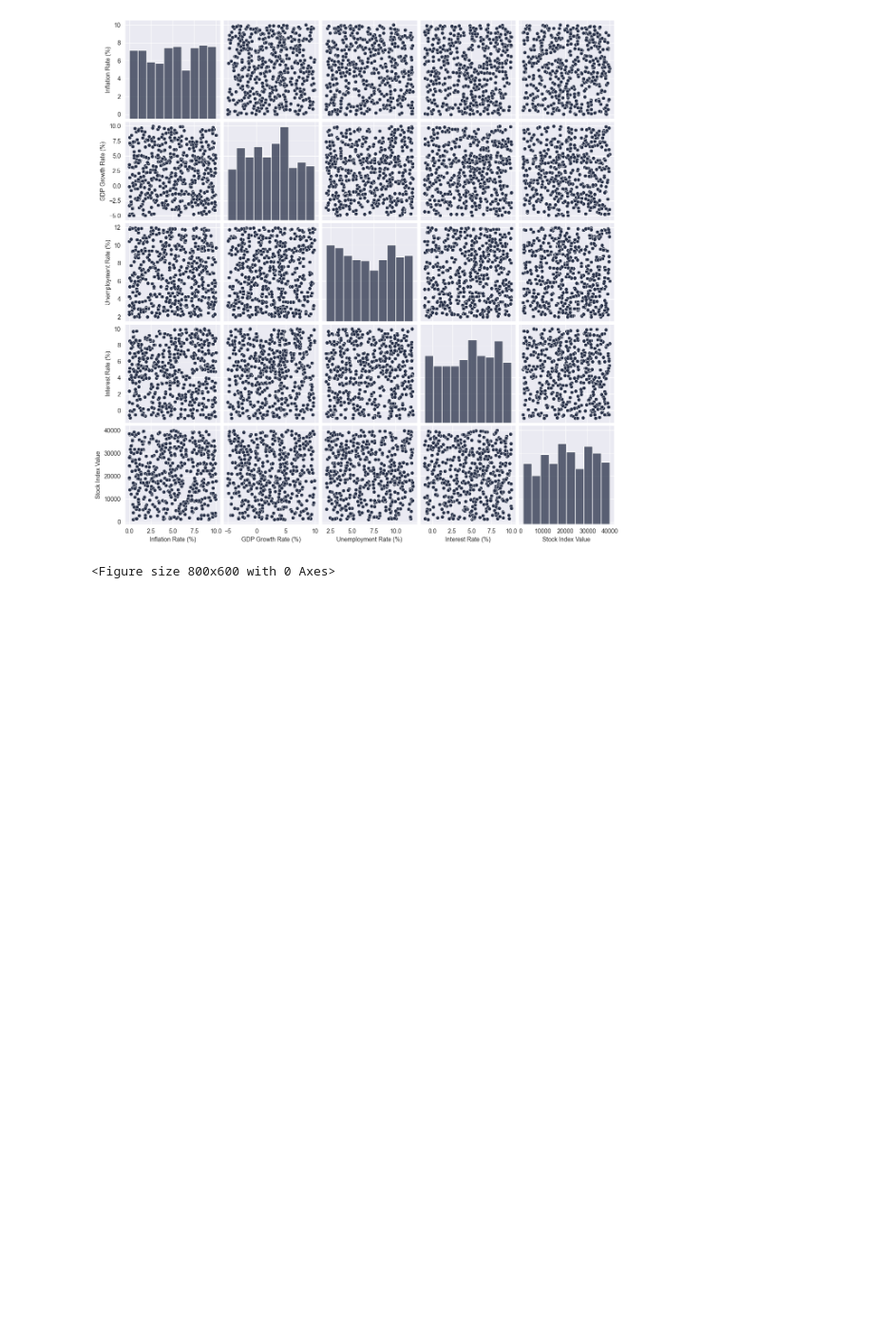
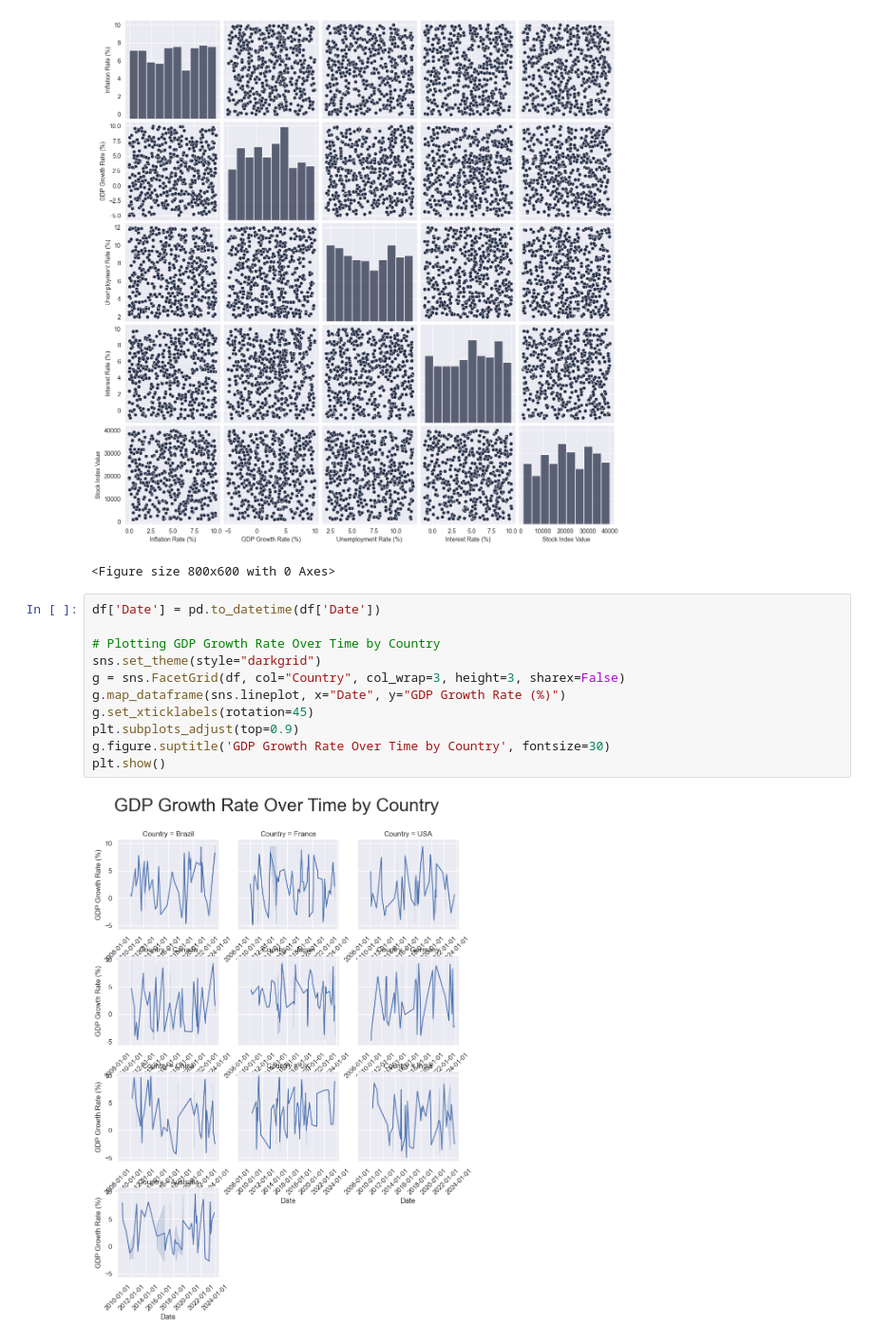
Before and after one commit to muhammederbay10/clustering-countries-economic-indicators, a Jupyter notebook: Countries.ipynb, the cells around one changed output. Shown at 95% size. Cells and saved outputs as stored; diff of their text form; blank space fills up the shorter version.

```diff
--- a/Countries.ipynb
+++ b/Countries.ipynb
@@ -210,3 +210,16 @@ plt.show()
 # %% [output]
 [figure]
 <Figure size 800x600 with 0 Axes>
+# %%
+df['Date'] = pd.to_datetime(df['Date'])
+
+# Plotting GDP Growth Rate Over Time by Country
+sns.set_theme(style="darkgrid")
+g = sns.FacetGrid(df, col="Country", col_wrap=3, height=3, sharex=False)
+g.map_dataframe(sns.lineplot, x="Date", y="GDP Growth Rate (%)")
+g.set_xticklabels(rotation=45)
+plt.subplots_adjust(top=0.9)
+g.figure.suptitle('GDP Growth Rate Over Time by Country', fontsize=30)
+plt.show()
+# %% [output]
+[figure, added]
```
Also changed, not shown: parts of 6 cells of this notebook.
